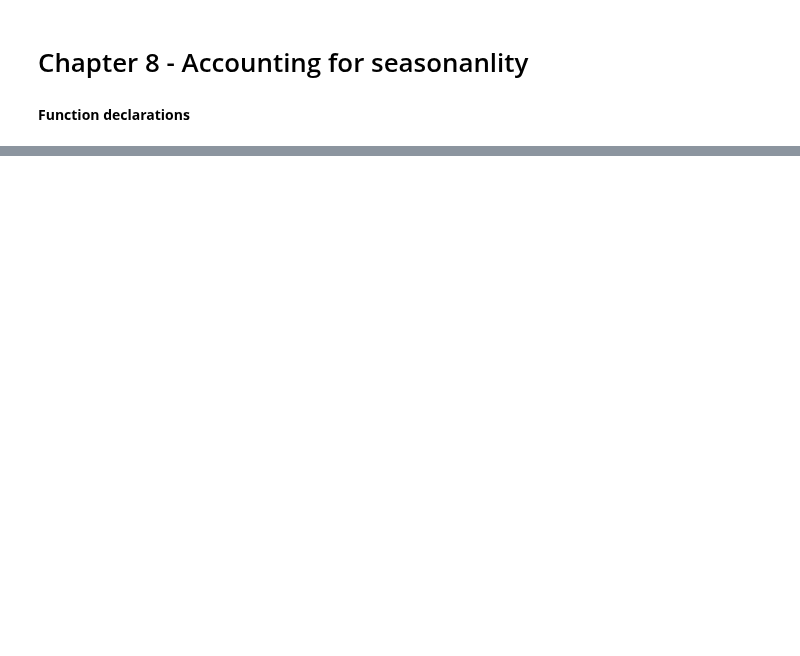
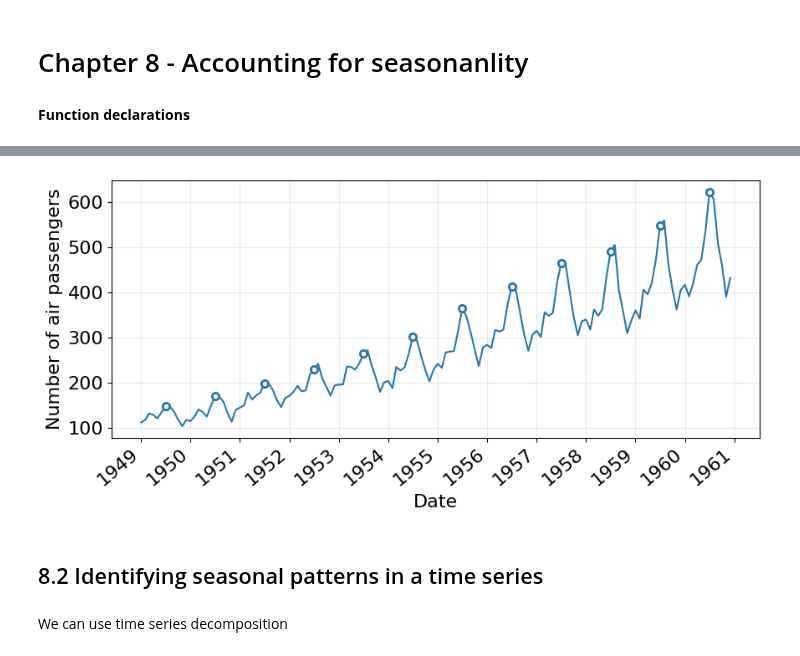
Before and after one commit to LugoBlogger/SI-201-542-forecasting-technique, a Jupyter notebook: week-09.ipynb, the cells around one changed output, grey strips where cells are left out. Drawn from its saved outputs; the diff is of its cells as text; code cells hidden in the pictures; blank space fills up the shorter version.

```diff
--- a/week-09.ipynb
+++ b/week-09.ipynb
@@ -58,0 +184,10 @@ def plot_time_series(x, y, xlabel="Time", ylabel="Value", figsize=(10, 4),
+# %%
+plot_time_series(df_passenger["Month"], df_passenger["Passengers"],
+                 xlabel="Date", ylabel="Number of air passengers",
+                 add_mark_at=[6, 12])
+# %% [output]
+[figure, added]
+# %% [markdown]
+## 8.2 Identifying seasonal patterns in a time series
+# %% [markdown]
+We can use time series decomposition
```
Also changed, not shown: parts of 40 cells of this notebook, 3 other files.
